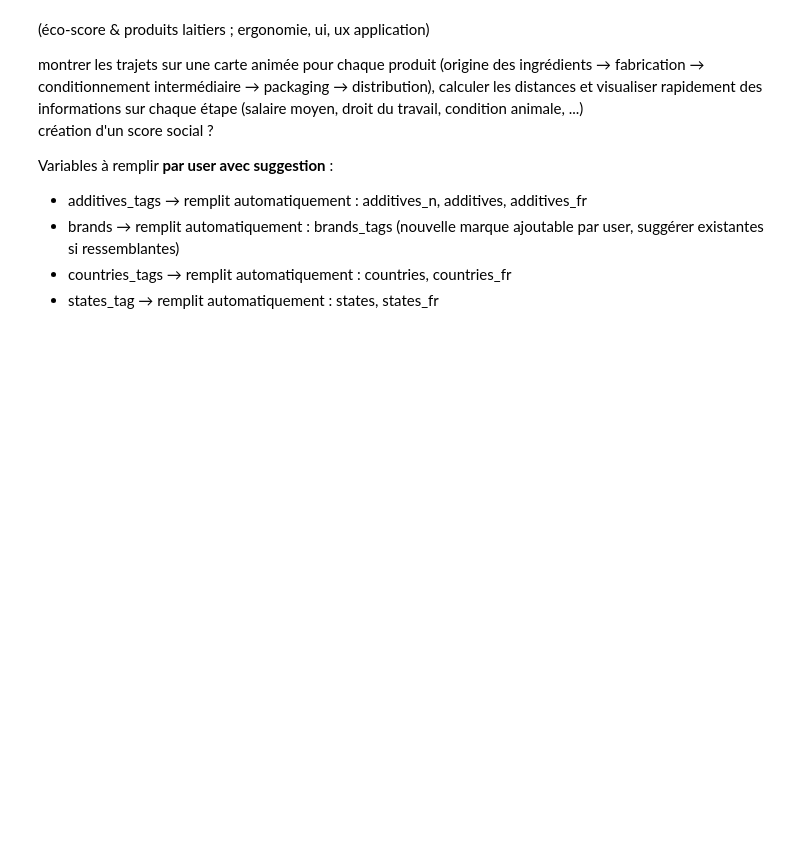
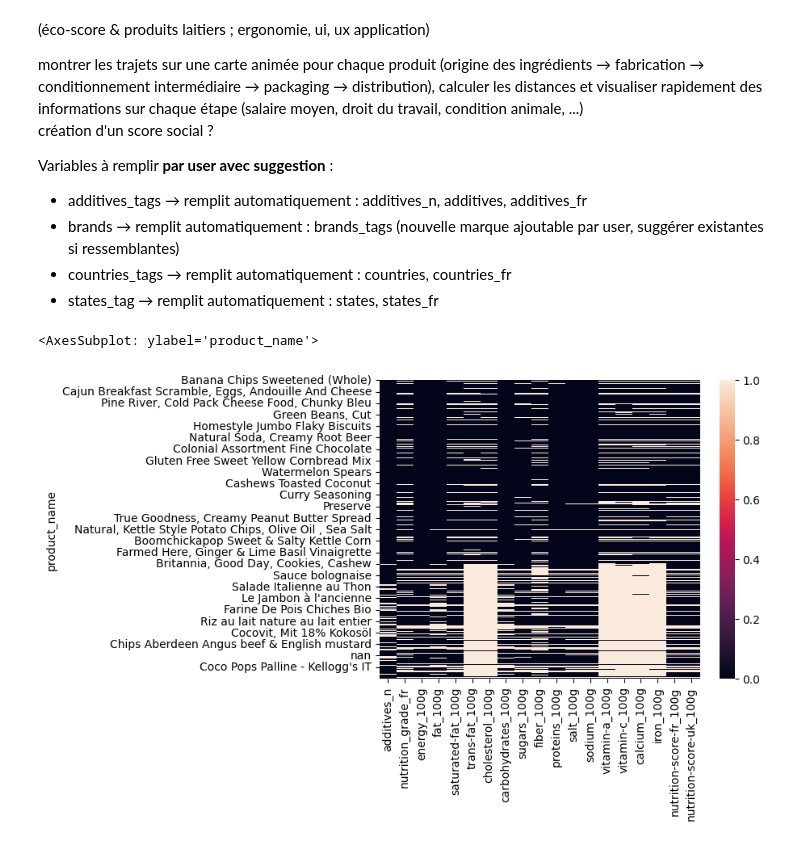
Before and after one commit to sycod/OC_projects, a Jupyter notebook: P2/P2 analyse exploratoire.ipynb, the cells around one changed output. Cells and saved outputs as stored; diff of their text form; code cells hidden in the pictures; blank space fills up the shorter version.

```diff
--- a/P2/P2 analyse exploratoire.ipynb
+++ b/P2/P2 analyse exploratoire.ipynb
@@ -333,0 +343,14 @@ print(df.shape)
+# %%
+# suppression des lignes vides
+df.dropna(axis=0, how="all", inplace=True)
+
+# affichage des variables restantes et % nulls mis à jour
+df_prct_missing = percent_missing(df)
+
+fig = px.histogram(df_prct_missing, x="% missing",
+    y="Feature Name",
+    width=800, height=df_prct_missing.shape[0]*22
+    ).update_yaxes(categoryorder='category descending')
+
+fig.show()
+print(df.shape)
@@ -402,0 +459,5 @@ Variables à remplir **par user avec suggestion** :
+# %%
+sns.heatmap(df.isna())
+# %% [output]
+<AxesSubplot: ylabel='product_name'>
+[figure, added]
```
Also changed, not shown: parts of 18 cells of this notebook.
